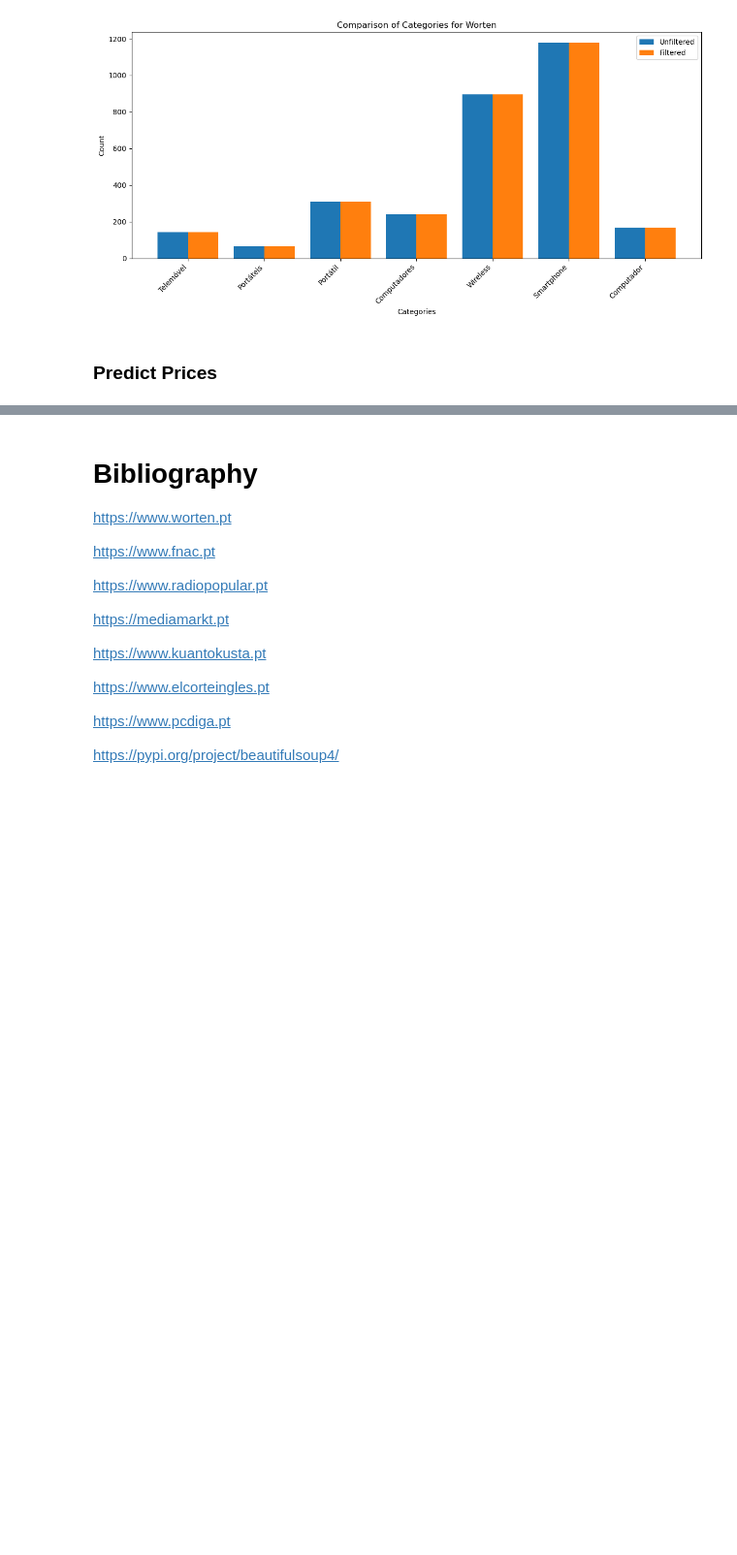
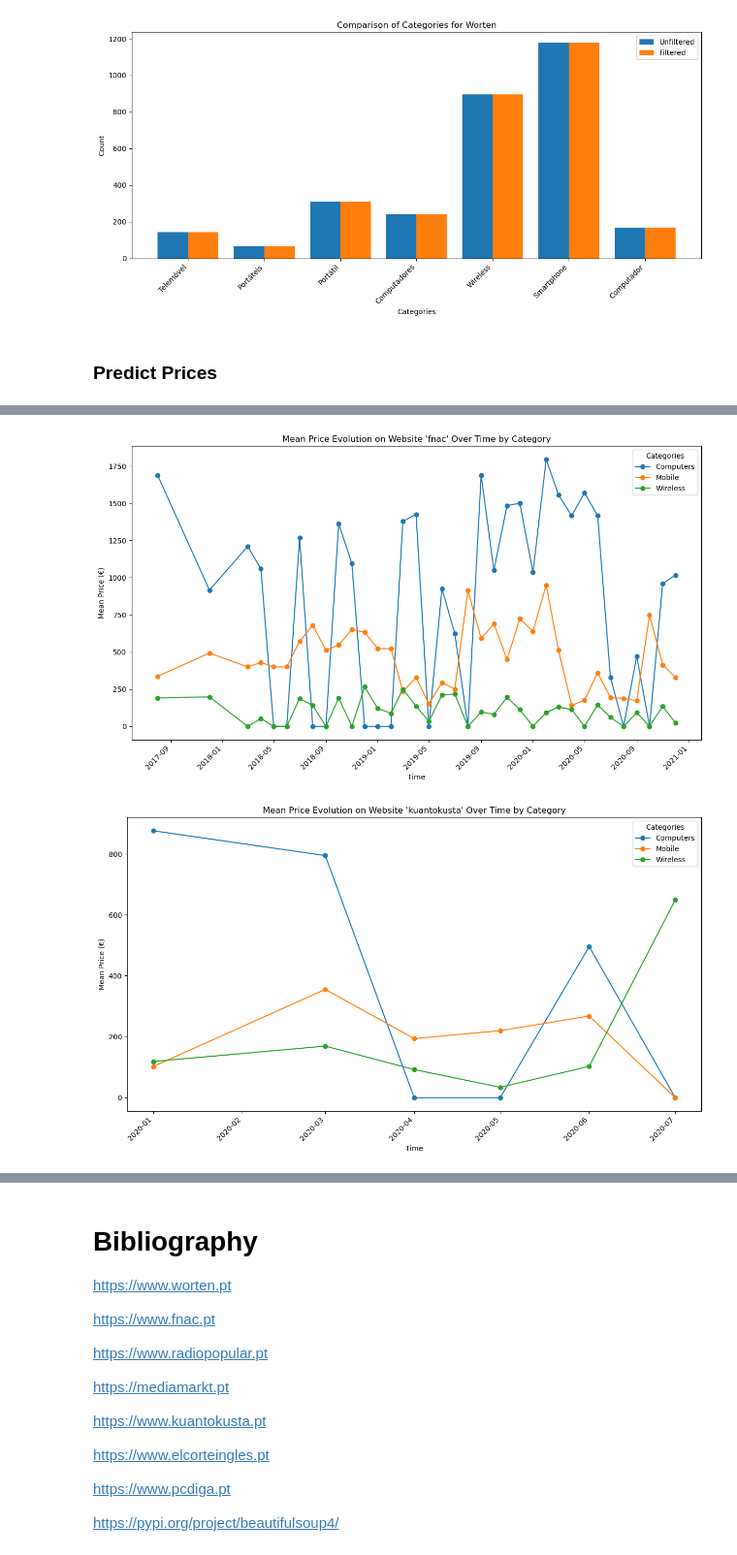
Before and after one commit to caridade1706/ED_Project, a Jupyter notebook: Queries_V1.ipynb, the cells around one changed output, grey strips where cells are left out. Shown at 97% size. Drawn from its saved outputs; the diff is of its cells as text; code cells hidden in the pictures; blank space fills up the shorter version.

```diff
--- a/Queries_V1.ipynb
+++ b/Queries_V1.ipynb
@@ -883,7 +883,7 @@ def main():
         return
 
     # Detect anomalies for products with sufficient data
-    for product_name in data["title"].unique():
+    for product_name in data["title"].head(10).unique():
         print(f"Detecting anomalies for product: {product_name}")
         anomalies = detect_price_anomalies(data, product_name)
         if anomalies is not None:
@@ -947,0 +933,78 @@ Detecting anomalies for product: Asus X540UB-36D11PB1 - Portátil 15.6" | Core i
+# %%
+import pandas as pd
+import matplotlib.pyplot as plt
+import os
+
+def make_mean_price_evolution_plot(path_to_files, output_folder="Plots"):
+    """
+    Generate plots for the evolution of mean prices for websites over time, with unified categories as lines.
+    """
+    os.makedirs(output_folder, exist_ok=True)  # Ensure the output folder exists
+
+    # Category mapping to unify similar categories
+    category_mapping = {
+        "Computador": "Computers",
+        "Computadores": "Computers",
+        "Portátil": "Computers",
+        "Portáteis": "Computers",
+        "Telemóvel": "Mobile",
+        "Smartphone": "Mobile",
+        "Wireless": "Wireless"
+    }
+
+    list_of_files = os.listdir(path_to_files)
+
+    # Combine all CSVs into one DataFrame
+    combined_data = []
+    for file in list_of_files:
+        if file.endswith(".csv"):
+            df = pd.read_csv(os.path.join(path_to_files, file))
+
+            # Ensure timestamp is in datetime format
+            df['timestamp'] = pd.to_datetime(df['timestamp'], format='%Y%m%d%H%M%S')
+
+            # Map categories to unified names
+            df['category'] = df['category'].map(category_mapping).fillna(df['category'])
+            combined_data.append(df)
+
+    # Combine all data into one DataFrame
+    all_data = pd.concat(combined_data, ignore_index=True)
+
+    # Extract the websites and create a plot for each one
+    websites = all_data['website'].unique()
+    for website in websites:
+        website_data = all_data[all_data['website'] == website]
+
+        # Group data by time (monthly) and category, then calculate the mean price
+        website_mean_price = website_data.groupby(
+            [website_data['timestamp'].dt.to_period("M"), 'category']
+        )['price'].mean().unstack(fill_value=0)
+
+        # Convert time period to datetime for plotting
+        website_mean_price.index = website_mean_price.index.to_timestamp()
+
+        # Plot the mean price evolution for the website
+        plt.figure(figsize=(12, 7))
+        website_mean_price.plot(kind='line', ax=plt.gca(), marker='o')
+
+        plt.title(f"Mean Price Evolution on Website '{website}' Over Time by Category")
+        plt.xlabel("Time")
+        plt.ylabel("Mean Price (€)")
+        plt.legend(title="Categories")
+        plt.xticks(rotation=45)
+        plt.tight_layout()
+
+        plt.show()
+
+
+        plt.close()
+
+def main():
+    path_to_files = "./Final"  # Path to your CSV files
+    make_mean_price_evolution_plot(path_to_files)
+
+if __name__ == "__main__":
+    main()
+# %% [output]
+[figure, added]
+[figure, added]
```
Also changed, not shown: parts of 3 cells of this notebook, 14 other files.
